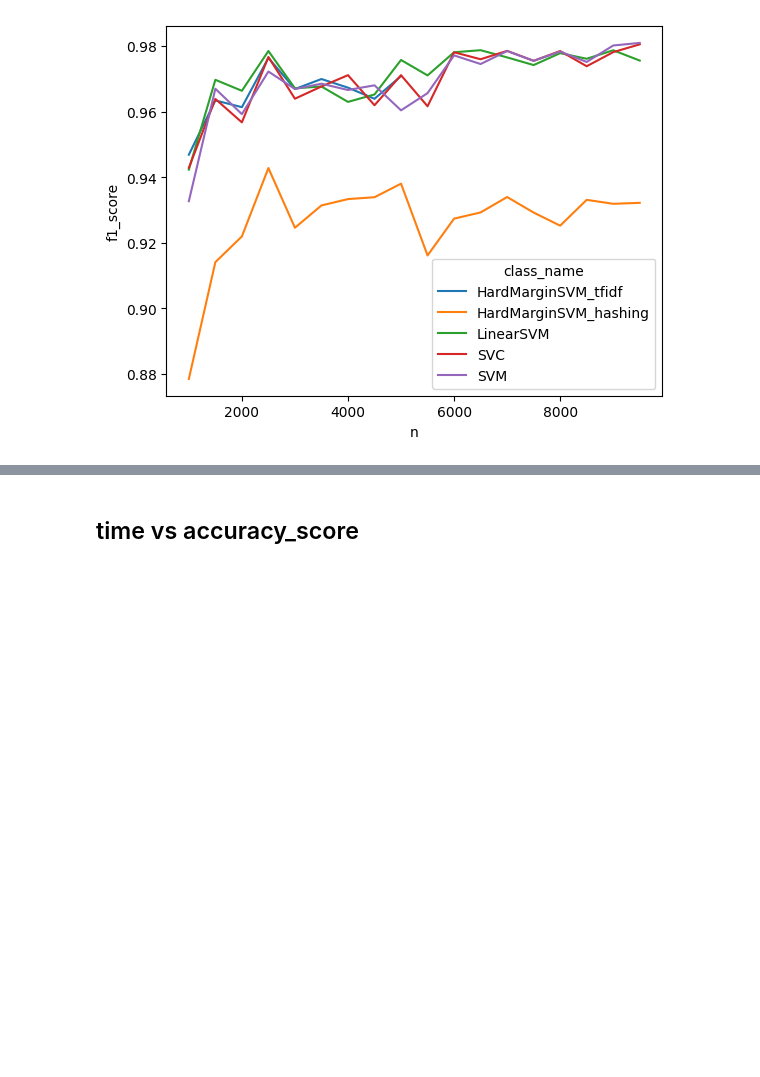
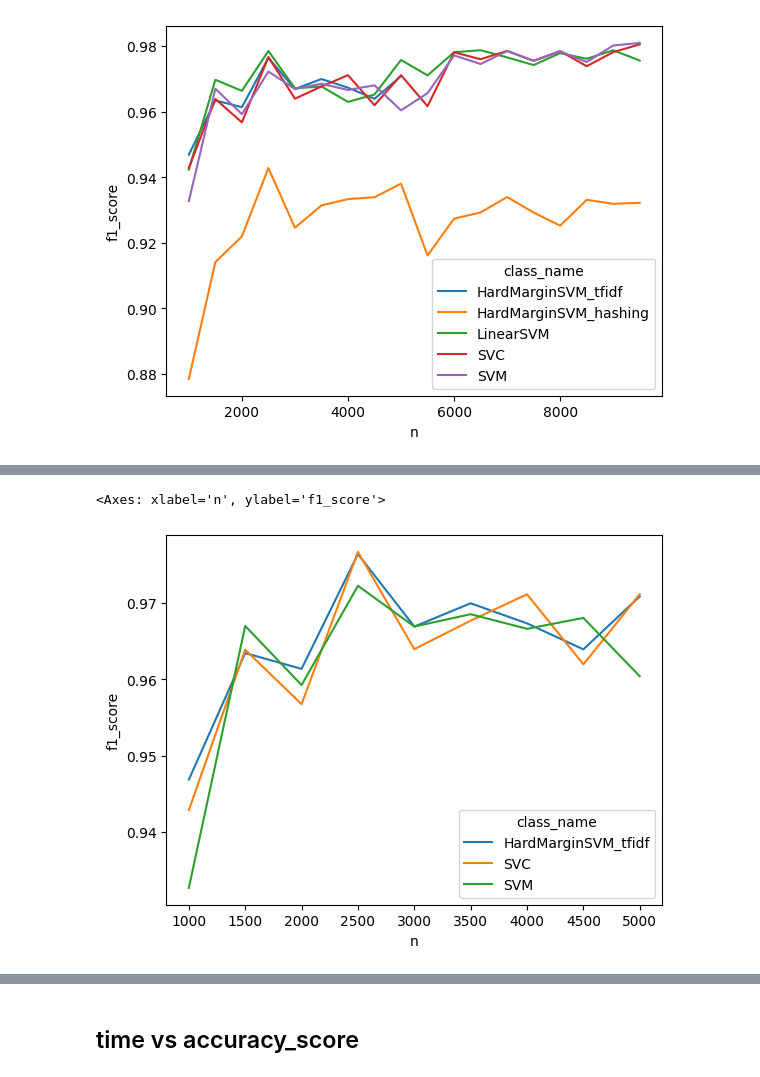
Before and after one commit to PTIT-Projects/ttcs-svm-spam-email, a Jupyter notebook: thong-ke-thoi-gian/visualize-time/visualize_data.ipynb, the cells around one changed output, grey strips where cells are left out. Saved outputs shown, nothing was run; the diff lists cells and outputs as text; code cells hidden in the pictures; blank space fills up the shorter version.

```diff
--- a/thong-ke-thoi-gian/visualize-time/visualize_data.ipynb
+++ b/thong-ke-thoi-gian/visualize-time/visualize_data.ipynb
@@ -136,0 +142,5 @@ sns.lineplot( x = "n", y = "f1_score",hue = 'class_name',data = df);
+# %%
+sns.lineplot( x = "n", y = "f1_score",hue = 'class_name',data = df[((df['class_name'] == 'HardMarginSVM_tfidf') | (df['class_name'] == 'SVM') | (df['class_name'] == 'SVC')) & (df['n'] <= 5000)])
+# %% [output]
+<Axes: xlabel='n', ylabel='f1_score'>
+[figure, added]
```
Also changed, not shown: parts of 2 cells of this notebook, 1 other file.
